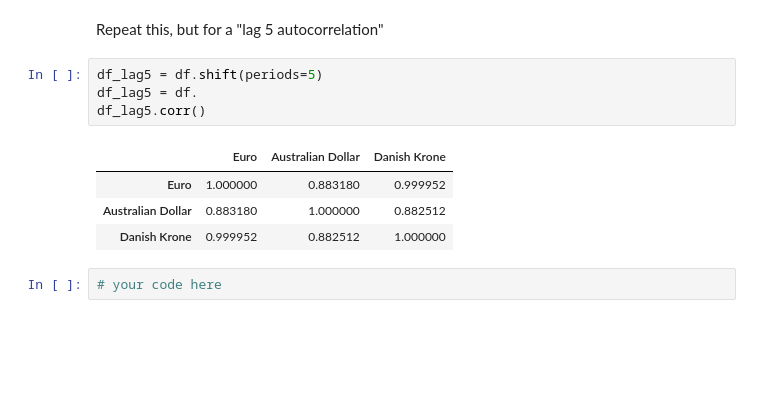
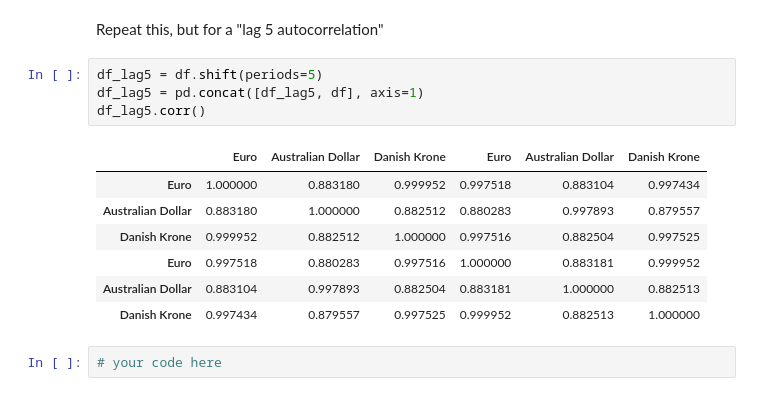
Before and after one commit to nic464/dsc-enterprise-hsbc-autocorrelation-in-time-series-lab-hsbc-ds-081319, a Jupyter notebook: index.ipynb, the cells around one changed output. Cells and saved outputs as stored; diff of their text form; blank space fills up the shorter version.

```diff
--- a/index.ipynb
+++ b/index.ipynb
@@ -92,13 +92,16 @@ df_lag1.plot(kind='line', figsize=(10,12))
 Repeat this, but for a "lag 5 autocorrelation"
 # %%
 df_lag5 = df.shift(periods=5)
-df_lag5 = df.
+df_lag5 = pd.concat([df_lag5, df], axis=1)
 df_lag5.corr()
 # %% [output]
-|  | Euro | Australian Dollar | Danish Krone |
-| Euro | 1.000000 | 0.883180 | 0.999952 |
-| Australian Dollar | 0.883180 | 1.000000 | 0.882512 |
-| Danish Krone | 0.999952 | 0.882512 | 1.000000 |
+|  | Euro | Australian Dollar | Danish Krone | Euro | Australian Dollar | Danish Krone |
+| Euro | 1.000000 | 0.883180 | 0.999952 | 0.997518 | 0.883104 | 0.997434 |
+| Australian Dollar | 0.883180 | 1.000000 | 0.882512 | 0.880283 | 0.997893 | 0.879557 |
+| Danish Krone | 0.999952 | 0.882512 | 1.000000 | 0.997516 | 0.882504 | 0.997525 |
+| Euro | 0.997518 | 0.880283 | 0.997516 | 1.000000 | 0.883181 | 0.999952 |
+| Australian Dollar | 0.883104 | 0.997893 | 0.882504 | 0.883181 | 1.000000 | 0.882513 |
+| Danish Krone | 0.997434 | 0.879557 | 0.997525 | 0.999952 | 0.882513 | 1.000000 |
 # %%
 # your code here
 # %% [markdown]
```
